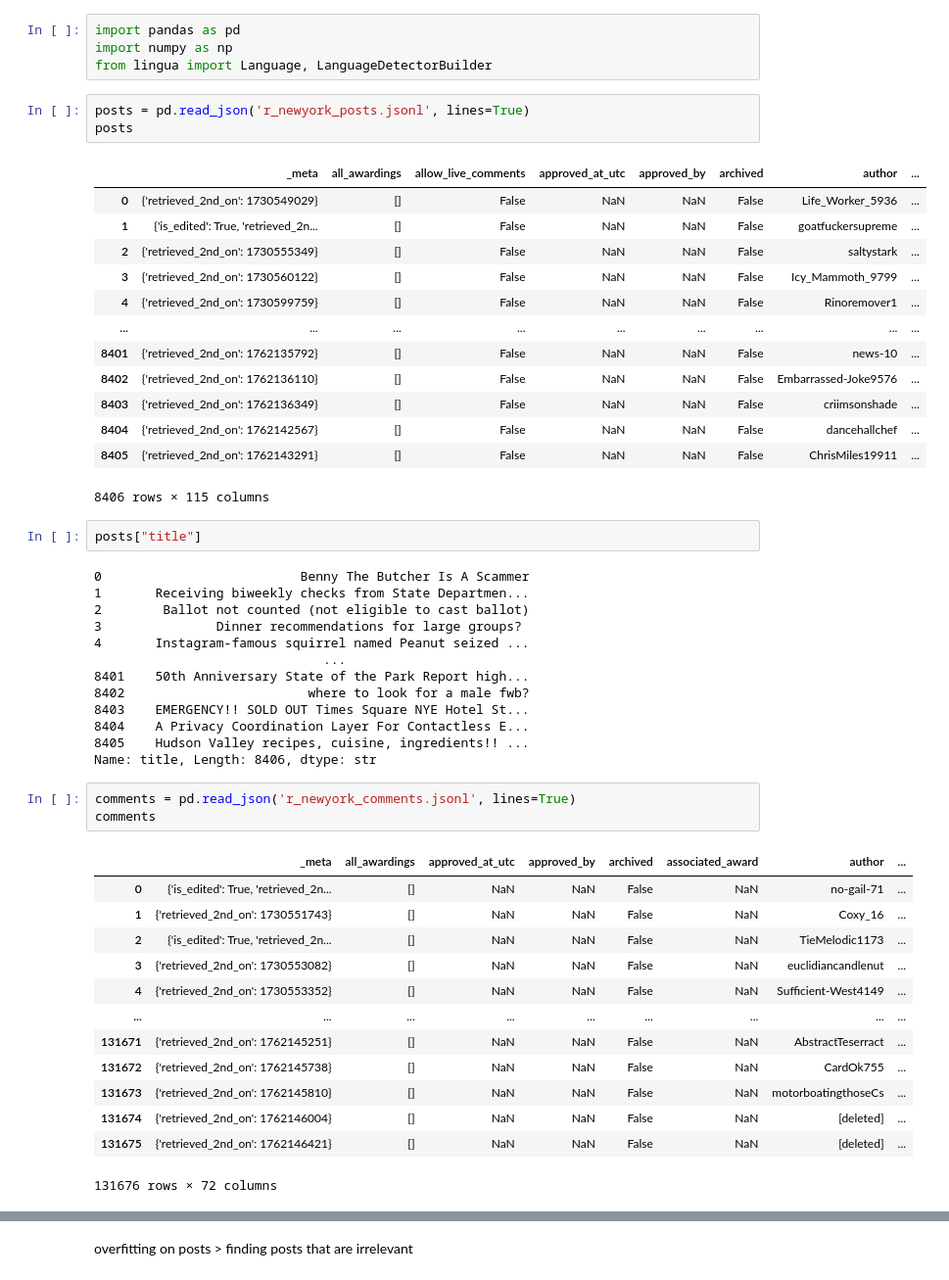
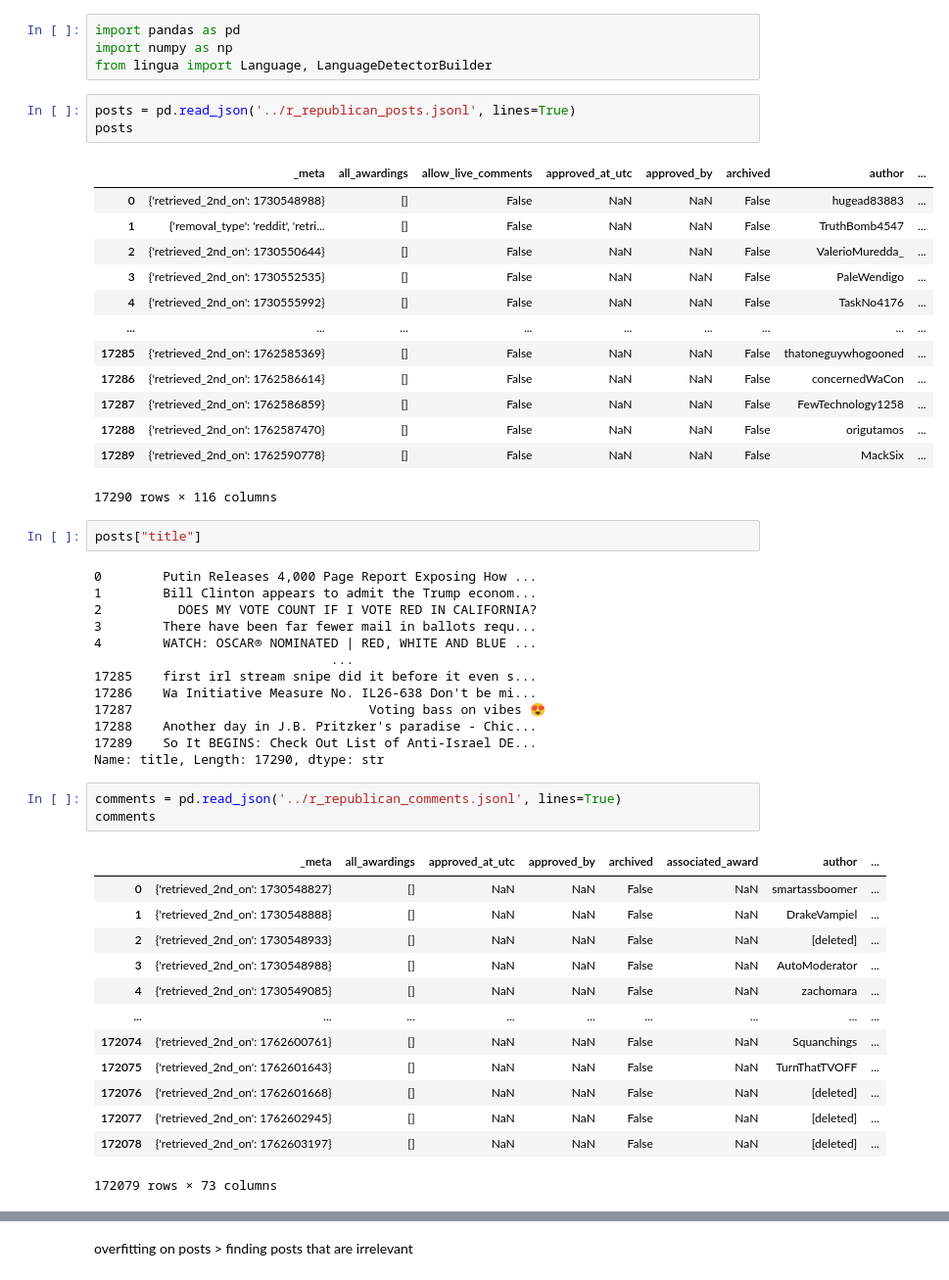
Before and after one commit to rohannunu/RedditKalshiPredictions, a Jupyter notebook: notebook.ipynb, the cells around one changed output, grey strips where cells are left out. Shown at 98% size. Saved outputs shown, nothing was run; the diff lists cells and outputs as text.

```diff
--- a/notebook.ipynb
+++ b/notebook.ipynb
@@ -19,54 +19,54 @@ import pandas as pd
 import numpy as np
 from lingua import Language, LanguageDetectorBuilder
 # %%
-posts = pd.read_json('r_newyork_posts.jsonl', lines=True)
+posts = pd.read_json('../r_republican_posts.jsonl', lines=True)
 posts
 # %% [output]
 |  | _meta | all_awardings | allow_live_comments | approved_at_utc | approved_by | archived | author | ... |
-| 0 | {'retrieved_2nd_on': 1730549029} | [] | False | NaN | NaN | False | Life_Worker_5936 | ... |
-| 1 | {'is_edited': True, 'retrieved_2n... | [] | False | NaN | NaN | False | goatfuckersupreme | ... |
-| 2 | {'retrieved_2nd_on': 1730555349} | [] | False | NaN | NaN | False | saltystark | ... |
-| 3 | {'retrieved_2nd_on': 1730560122} | [] | False | NaN | NaN | False | Icy_Mammoth_9799 | ... |
-| 4 | {'retrieved_2nd_on': 1730599759} | [] | False | NaN | NaN | False | Rinoremover1 | ... |
+| 0 | {'retrieved_2nd_on': 1730548988} | [] | False | NaN | NaN | False | hugead83883 | ... |
+| 1 | {'removal_type': 'reddit', 'retri... | [] | False | NaN | NaN | False | TruthBomb4547 | ... |
+| 2 | {'retrieved_2nd_on': 1730550644} | [] | False | NaN | NaN | False | ValerioMuredda_ | ... |
+| 3 | {'retrieved_2nd_on': 1730552535} | [] | False | NaN | NaN | False | PaleWendigo | ... |
+| 4 | {'retrieved_2nd_on': 1730555992} | [] | False | NaN | NaN | False | TaskNo4176 | ... |
 | ... | ... | ... | ... | ... | ... | ... | ... | ... |
-| 8401 | {'retrieved_2nd_on': 1762135792} | [] | False | NaN | NaN | False | news-10 | ... |
-| 8402 | {'retrieved_2nd_on': 1762136110} | [] | False | NaN | NaN | False | Embarrassed-Joke9576 | ... |
-| 8403 | {'retrieved_2nd_on': 1762136349} | [] | False | NaN | NaN | False | criimsonshade | ... |
-| 8404 | {'retrieved_2nd_on': 1762142567} | [] | False | NaN | NaN | False | dancehallchef | ... |
-| 8405 | {'retrieved_2nd_on': 1762143291} | [] | False | NaN | NaN | False | ChrisMiles19911 | ... |
+| 17285 | {'retrieved_2nd_on': 1762585369} | [] | False | NaN | NaN | False | thatoneguywhogooned | ... |
+| 17286 | {'retrieved_2nd_on': 1762586614} | [] | False | NaN | NaN | False | concernedWaCon | ... |
+| 17287 | {'retrieved_2nd_on': 1762586859} | [] | False | NaN | NaN | False | FewTechnology1258 | ... |
+| 17288 | {'retrieved_2nd_on': 1762587470} | [] | False | NaN | NaN | False | origutamos | ... |
+| 17289 | {'retrieved_2nd_on': 1762590778} | [] | False | NaN | NaN | False | MackSix | ... |
-8406 rows × 115 columns
+17290 rows × 116 columns
 # %%
 posts["title"]
 # %% [output]
-0                          Benny The Butcher Is A Scammer
-1       Receiving biweekly checks from State Departmen...
-2        Ballot not counted (not eligible to cast ballot)
-3               Dinner recommendations for large groups?
-4       Instagram-famous squirrel named Peanut seized ...
-                              ...
-8401    50th Anniversary State of the Park Report high...
-8402                        where to look for a male fwb?
-8403    EMERGENCY!! SOLD OUT Times Square NYE Hotel St...
-8404    A Privacy Coordination Layer For Contactless E...
-8405    Hudson Valley recipes, cuisine, ingredients!! ...
-Name: title, Length: 8406, dtype: str
+0        Putin Releases 4,000 Page Report Exposing How ...
+1        Bill Clinton appears to admit the Trump econom...
+2          DOES MY VOTE COUNT IF I VOTE RED IN CALIFORNIA?
+3        There have been far fewer mail in ballots requ...
+4        WATCH: OSCAR® NOMINATED | RED, WHITE AND BLUE ...
+                               ...
+17285    first irl stream snipe did it before it even s...
+17286    Wa Initiative Measure No. IL26-638 Don't be mi...
+17287                               Voting bass on vibes 😍
+17288    Another day in J.B. Pritzker's paradise - Chic...
+17289    So It BEGINS: Check Out List of Anti-Israel DE...
+Name: title, Length: 17290, dtype: str
 # %%
-comments = pd.read_json('r_newyork_comments.jsonl', lines=True)
+comments = pd.read_json('../r_republican_comments.jsonl', lines=True)
 comments
 # %% [output]
 |  | _meta | all_awardings | approved_at_utc | approved_by | archived | associated_award | author | ... |
-| 0 | {'is_edited': True, 'retrieved_2n... | [] | NaN | NaN | False | NaN | no-gail-71 | ... |
-| 1 | {'retrieved_2nd_on': 1730551743} | [] | NaN | NaN | False | NaN | Coxy_16 | ... |
-| 2 | {'is_edited': True, 'retrieved_2n... | [] | NaN | NaN | False | NaN | TieMelodic1173 | ... |
-| 3 | {'retrieved_2nd_on': 1730553082} | [] | NaN | NaN | False | NaN | euclidiancandlenut | ... |
-| 4 | {'retrieved_2nd_on': 1730553352} | [] | NaN | NaN | False | NaN | Sufficient-West4149 | ... |
+| 0 | {'retrieved_2nd_on': 1730548827} | [] | NaN | NaN | False | NaN | smartassboomer | ... |
+| 1 | {'retrieved_2nd_on': 1730548888} | [] | NaN | NaN | False | NaN | DrakeVampiel | ... |
+| 2 | {'retrieved_2nd_on': 1730548933} | [] | NaN | NaN | False | NaN | [deleted] | ... |
+| 3 | {'retrieved_2nd_on': 1730548988} | [] | NaN | NaN | False | NaN | AutoModerator | ... |
+| 4 | {'retrieved_2nd_on': 1730549085} | [] | NaN | NaN | False | NaN | zachomara | ... |
 | ... | ... | ... | ... | ... | ... | ... | ... | ... |
-| 131671 | {'retrieved_2nd_on': 1762145251} | [] | NaN | NaN | False | NaN | AbstractTeserract | ... |
-| 131672 | {'retrieved_2nd_on': 1762145738} | [] | NaN | NaN | False | NaN | CardOk755 | ... |
-| 131673 | {'retrieved_2nd_on': 1762145810} | [] | NaN | NaN | False | NaN | motorboatingthoseCs | ... |
-| 131674 | {'retrieved_2nd_on': 1762146004} | [] | NaN | NaN | False | NaN | [deleted] | ... |
-| 131675 | {'retrieved_2nd_on': 1762146421} | [] | NaN | NaN | False | NaN | [deleted] | ... |
+| 172074 | {'retrieved_2nd_on': 1762600761} | [] | NaN | NaN | False | NaN | Squanchings | ... |
+| 172075 | {'retrieved_2nd_on': 1762601643} | [] | NaN | NaN | False | NaN | TurnThatTVOFF | ... |
+| 172076 | {'retrieved_2nd_on': 1762601668} | [] | NaN | NaN | False | NaN | [deleted] | ... |
+| 172077 | {'retrieved_2nd_on': 1762602945} | [] | NaN | NaN | False | NaN | [deleted] | ... |
+| 172078 | {'retrieved_2nd_on': 1762603197} | [] | NaN | NaN | False | NaN | [deleted] | ... |
-131676 rows × 72 columns
+172079 rows × 73 columns
 # %%
 posts.iloc[:1]['name']
 # %% [output]
```
Also changed, not shown: parts of 13 cells of this notebook, 3 other files.
